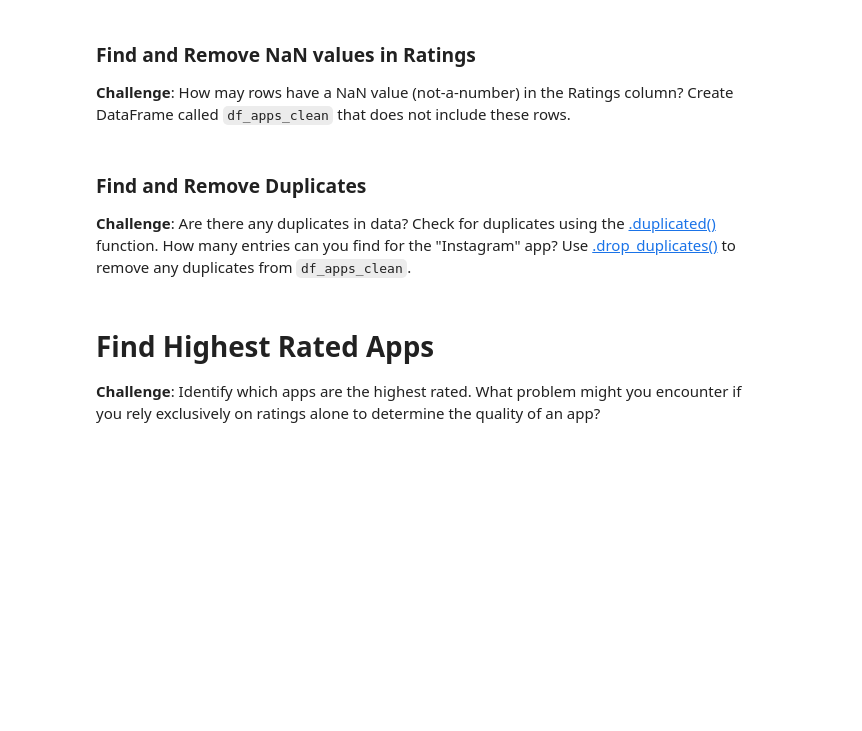
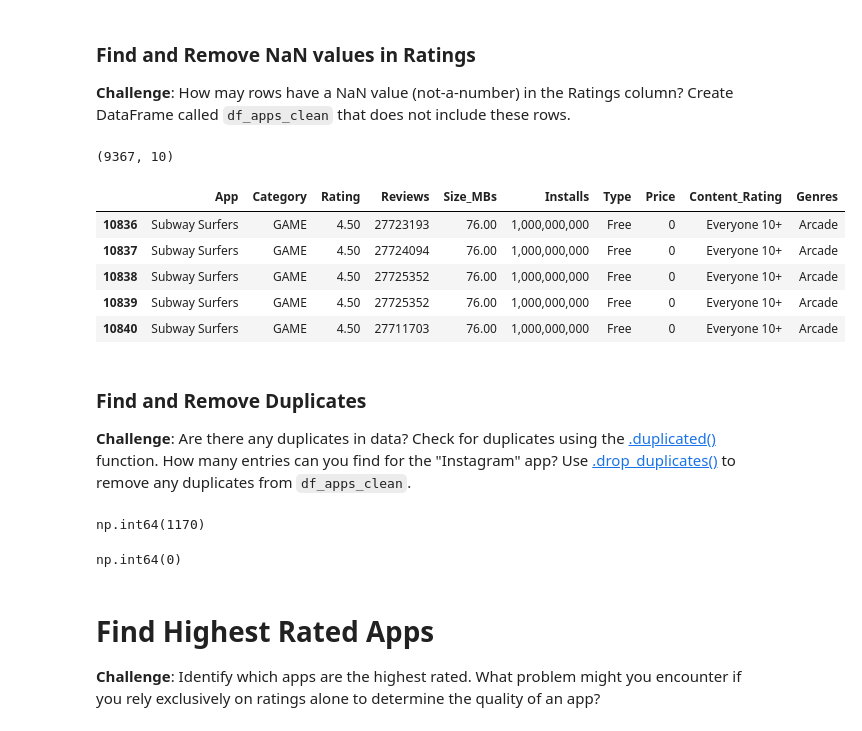
Before and after one commit to AndyRoy04/100DaysOfCode_Python, a Jupyter notebook: Day_76/Google Play Store App Analytics (start).ipynb, the cells around one changed output. Cells and saved outputs as stored; diff of their text form; code cells hidden in the pictures; blank space fills up the shorter version.

```diff
--- a/Day_76/Google Play Store App Analytics (start).ipynb
+++ b/Day_76/Google Play Store App Analytics (start).ipynb
@@ -58,10 +73,31 @@ df_apps.tail()
 ### Find and Remove NaN values in Ratings
 
 **Challenge**: How may rows have a NaN value (not-a-number) in the Ratings column? Create DataFrame called `df_apps_clean` that does not include these rows.
+# %%
+df_apps_clean = df_apps.dropna()
+print(df_apps_clean.shape)
+df_apps_clean.tail()
+# %% [output]
+(9367, 10)
+|  | App | Category | Rating | Reviews | Size_MBs | Installs | Type | Price | Content_Rating | Genres |
+| 10836 | Subway Surfers | GAME | 4.50 | 27723193 | 76.00 | 1,000,000,000 | Free | 0 | Everyone 10+ | Arcade |
+| 10837 | Subway Surfers | GAME | 4.50 | 27724094 | 76.00 | 1,000,000,000 | Free | 0 | Everyone 10+ | Arcade |
+| 10838 | Subway Surfers | GAME | 4.50 | 27725352 | 76.00 | 1,000,000,000 | Free | 0 | Everyone 10+ | Arcade |
+| 10839 | Subway Surfers | GAME | 4.50 | 27725352 | 76.00 | 1,000,000,000 | Free | 0 | Everyone 10+ | Arcade |
+| 10840 | Subway Surfers | GAME | 4.50 | 27711703 | 76.00 | 1,000,000,000 | Free | 0 | Everyone 10+ | Arcade |
 # %% [markdown]
 ### Find and Remove Duplicates
 
 **Challenge**: Are there any duplicates in data? Check for duplicates using the [.duplicated()](https://pandas.pydata.org/pandas-docs/stable/reference/api/pandas.DataFrame.duplicated.html) function. How many entries can you find for the "Instagram" app? Use [.drop_duplicates()](https://pandas.pydata.org/pandas-docs/stable/reference/api/pandas.DataFrame.drop_duplicates.html) to remove any duplicates from `df_apps_clean`.
+# %%
+df_apps_clean.App.duplicated().sum()
+# %% [output]
+np.int64(1170)
+# %%
+df_apps_clean = df_apps_clean.drop_duplicates()
+df_apps_clean.duplicated().sum()
+# %% [output]
+np.int64(0)
 # %% [markdown]
 # Find Highest Rated Apps
 
```
Also changed, not shown: parts of 4 cells of this notebook.
